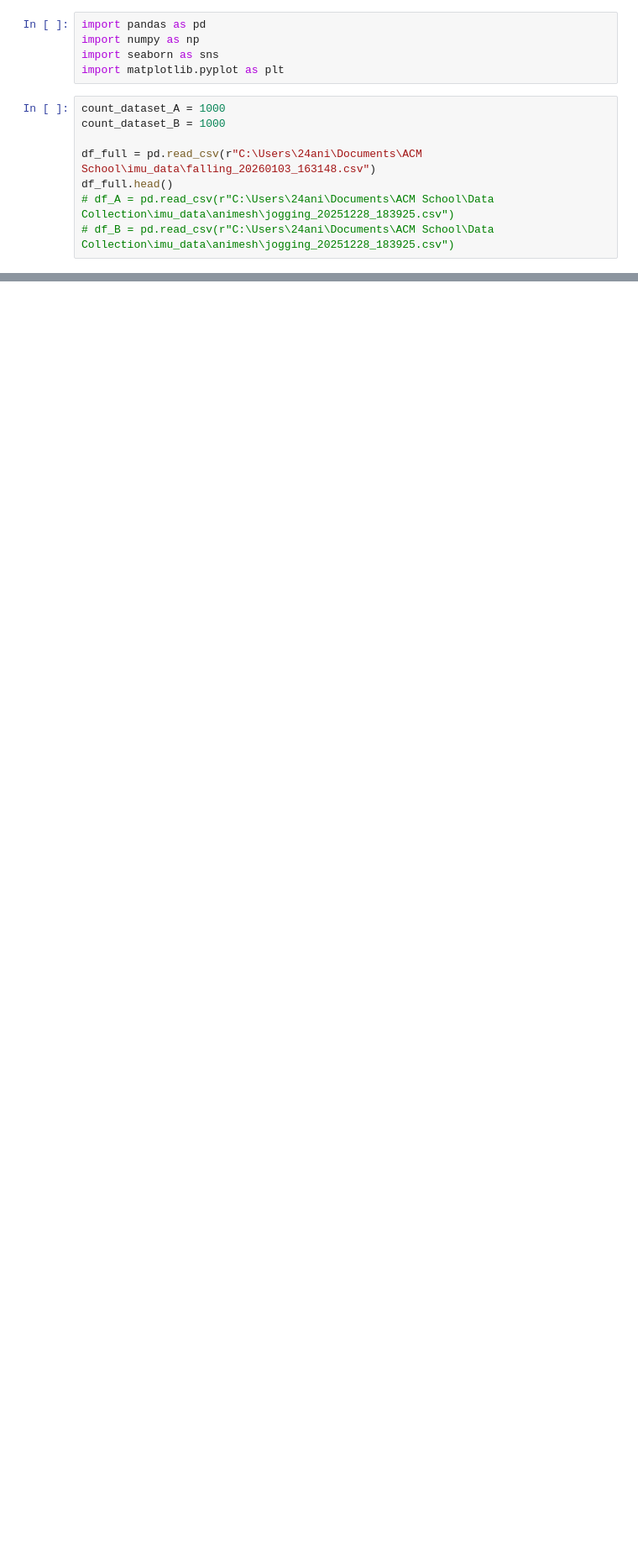
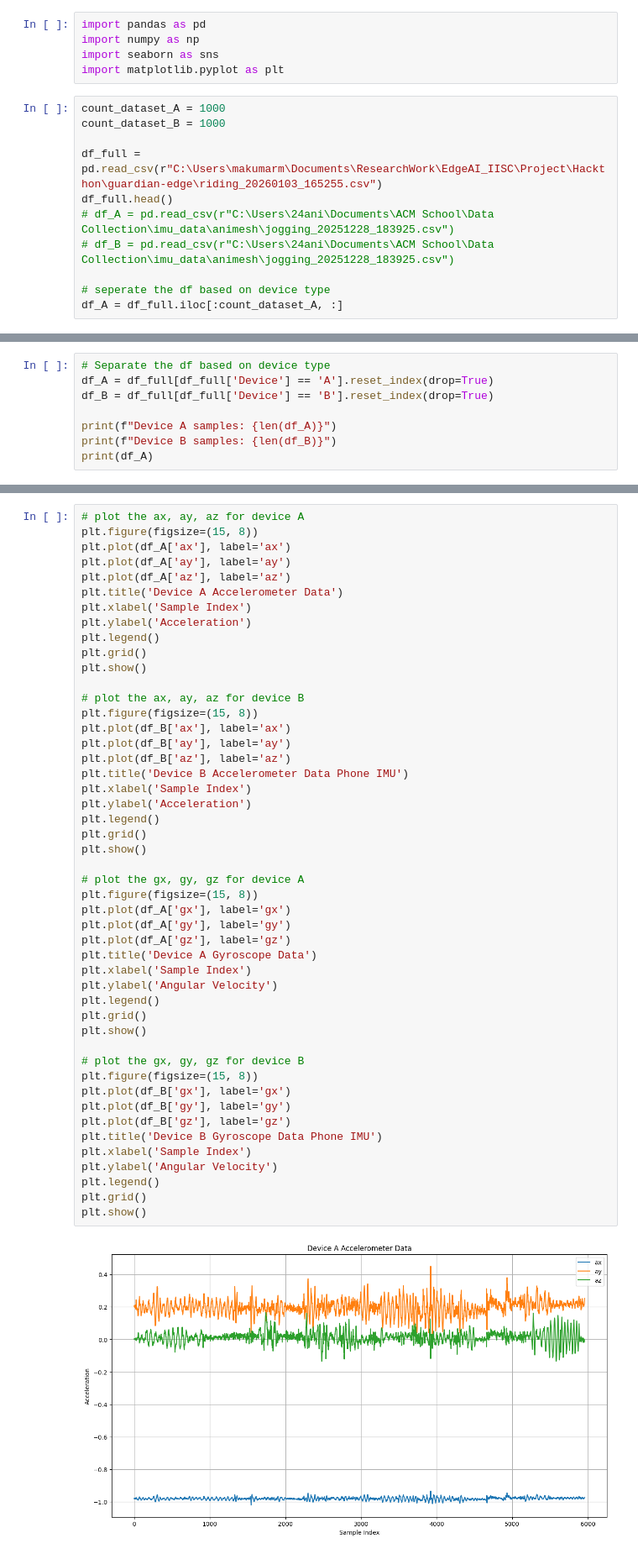
Before and after one commit to animeshk-me/guardian-edge, a Jupyter notebook: edge-eda.ipynb, the cells around one changed output, grey strips where cells are left out. Shown at 84% size. Saved outputs shown, nothing was run; the diff lists cells and outputs as text; blank space fills up the shorter version.

Commit message:
Added EDA and Image

```diff
--- a/edge-eda.ipynb
+++ b/edge-eda.ipynb
@@ -7,7 +7,10 @@ import matplotlib.pyplot as plt
 count_dataset_A = 1000
 count_dataset_B = 1000
 
-df_full = pd.read_csv(r"C:\Users\24ani\Documents\ACM School\imu_data\falling_20260103_163148.csv")
+df_full = pd.read_csv(r"C:\Users\makumarm\Documents\ResearchWork\EdgeAI_IISC\Project\Hackthon\guardian-edge\riding_20260103_165255.csv")
 df_full.head()
 # df_A = pd.read_csv(r"C:\Users\24ani\Documents\ACM School\Data Collection\imu_data\animesh\jogging_20251228_183925.csv")
 # df_B = pd.read_csv(r"C:\Users\24ani\Documents\ACM School\Data Collection\imu_data\animesh\jogging_20251228_183925.csv")
+
+# seperate the df based on device type
+df_A = df_full.iloc[:count_dataset_A, :]
@@ -20,0 +17,8 @@ df_full.head()
+# %%
+# Separate the df based on device type
+df_A = df_full[df_full['Device'] == 'A'].reset_index(drop=True)
+df_B = df_full[df_full['Device'] == 'B'].reset_index(drop=True)
+
+print(f"Device A samples: {len(df_A)}")
+print(f"Device B samples: {len(df_B)}")
+print(df_A)
@@ -20,0 +56,50 @@ df_full.head()
+# %%
+# plot the ax, ay, az for device A
+plt.figure(figsize=(15, 8))
+plt.plot(df_A['ax'], label='ax')
+plt.plot(df_A['ay'], label='ay')
+plt.plot(df_A['az'], label='az')
+plt.title('Device A Accelerometer Data')
+plt.xlabel('Sample Index')
+plt.ylabel('Acceleration')
+plt.legend()
+plt.grid()
+plt.show()
+
+# plot the ax, ay, az for device B
+plt.figure(figsize=(15, 8))
+plt.plot(df_B['ax'], label='ax')
+plt.plot(df_B['ay'], label='ay')
+plt.plot(df_B['az'], label='az')
+plt.title('Device B Accelerometer Data Phone IMU')
+plt.xlabel('Sample Index')
+plt.ylabel('Acceleration')
+plt.legend()
+plt.grid()
+plt.show()
+
+# plot the gx, gy, gz for device A
+plt.figure(figsize=(15, 8))
+plt.plot(df_A['gx'], label='gx')
+plt.plot(df_A['gy'], label='gy')
+plt.plot(df_A['gz'], label='gz')
+plt.title('Device A Gyroscope Data')
+plt.xlabel('Sample Index')
+plt.ylabel('Angular Velocity')
+plt.legend()
+plt.grid()
+plt.show()
+
+# plot the gx, gy, gz for device B
+plt.figure(figsize=(15, 8))
+plt.plot(df_B['gx'], label='gx')
+plt.plot(df_B['gy'], label='gy')
+plt.plot(df_B['gz'], label='gz')
+plt.title('Device B Gyroscope Data Phone IMU')
+plt.xlabel('Sample Index')
+plt.ylabel('Angular Velocity')
+plt.legend()
+plt.grid()
+plt.show()
+# %% [output]
+[figure, added]
```
Also changed, not shown: parts of 12 cells of this notebook, 6 other files.
